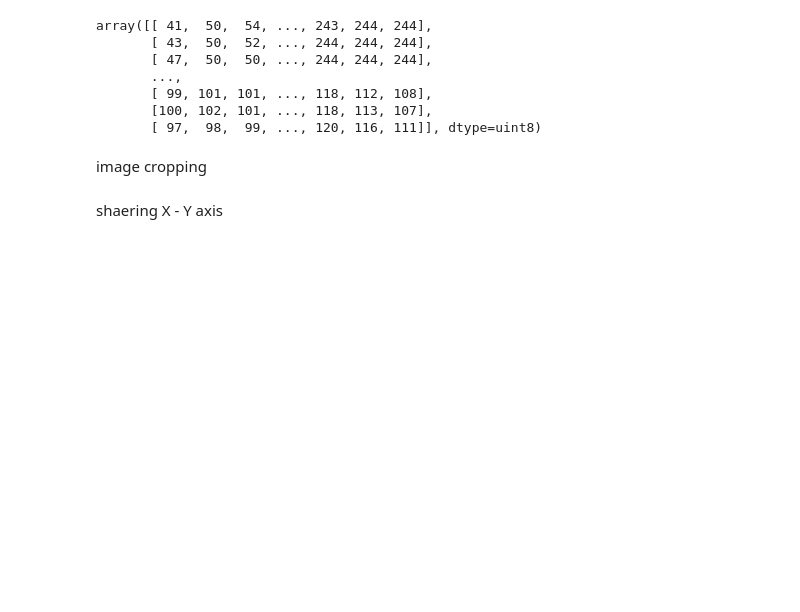
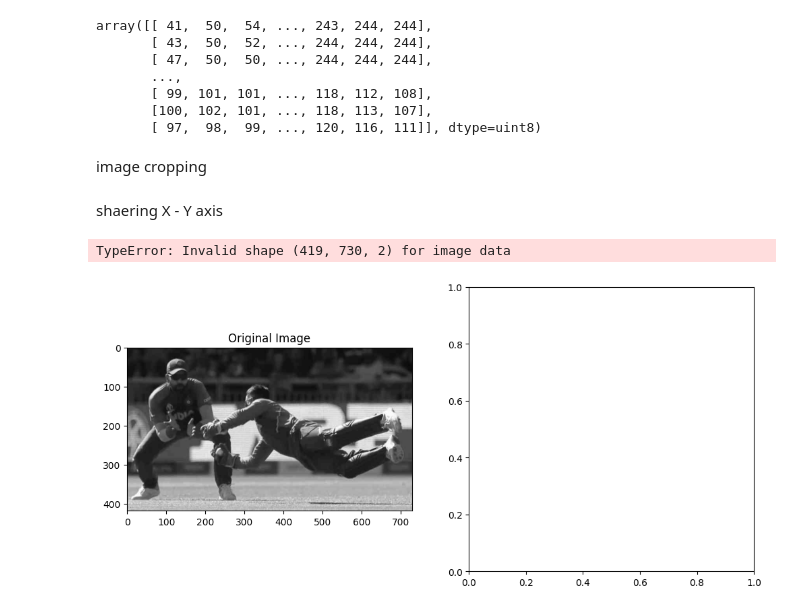
Before and after one commit to shovo896/Computer_vision, a Jupyter notebook: start.ipynb, the cells around one changed output. Saved outputs shown, nothing was run; the diff lists cells and outputs as text; code cells hidden in the pictures; blank space fills up the shorter version.

```diff
--- a/start.ipynb
+++ b/start.ipynb
@@ -106,3 +106,33 @@ magnitude=cv2.normalize(magnitude,None,0,255,cv2.NORM_MINMAX,cv2.CV_8UC1)
 cv2.imshow('Fourier Transform',magnitude)
 cv2.waitKey(0)
 cv2.destroyAllWindows()
+# %%
+from matplotlib import pyplot as plt
+import numpy as np
+import cv2
+image = cv2.imread('dhoni_drive.jpeg',0)
+
+DFT=cv2.dft(np.float32(image),flags=cv2.DFT_COMPLEX_OUTPUT)
+shift=np.fft.fftshift(DFT)
+row,col=image.shape
+center_row,center_col=row//2,col//2
+mask=np.zeros((row,col,2),np.uint8)
+mask[center_row-30:center_row+30,center_col-30:center_col+30]=1
+
+fft_shift=shift*mask
+fft_ishift=np.fft.ifftshift(fft_shift)
+img_back=cv2.idft(fft_ishift)
+imageThen=cv2.idft(fft_ishift)
+
+
+plt.figure(figsize=(12,6))
+plt.subplot(1,2,1)
+plt.imshow(image,cmap='gray')
+plt.title('Original Image')
+plt.subplot(1,2,2)
+plt.imshow(imageThen,cmap='gray')
+plt.title('Image after Low Pass Filter')
+plt.show()
+# %% [output]
+TypeError: Invalid shape (419, 730, 2) for image data
+[figure, added]
```
